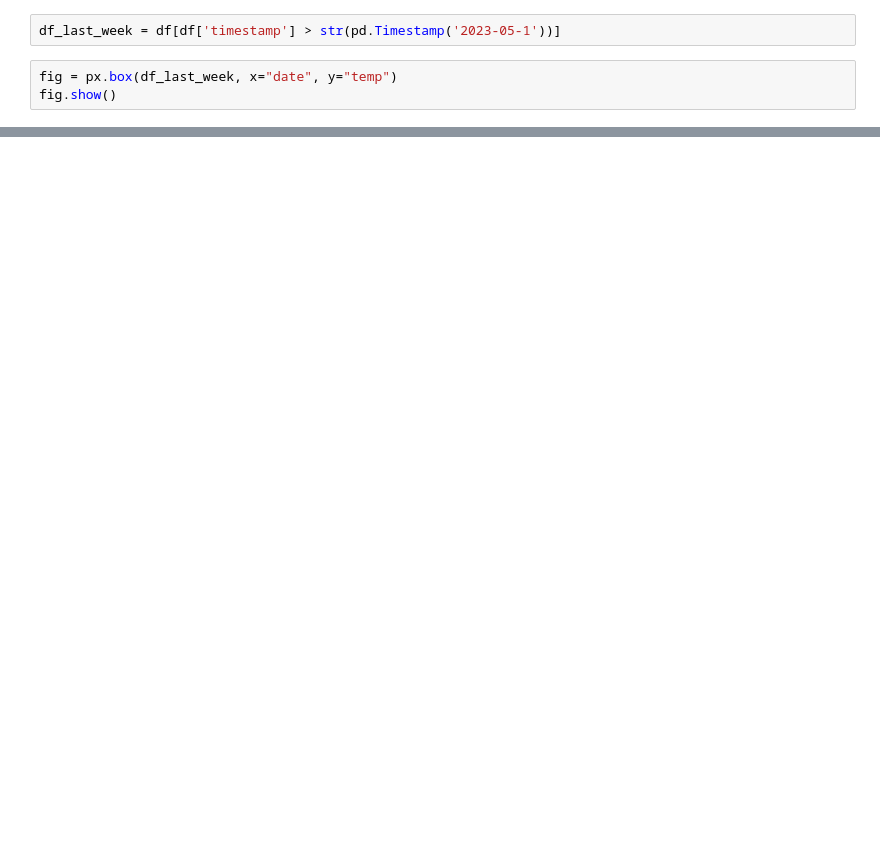
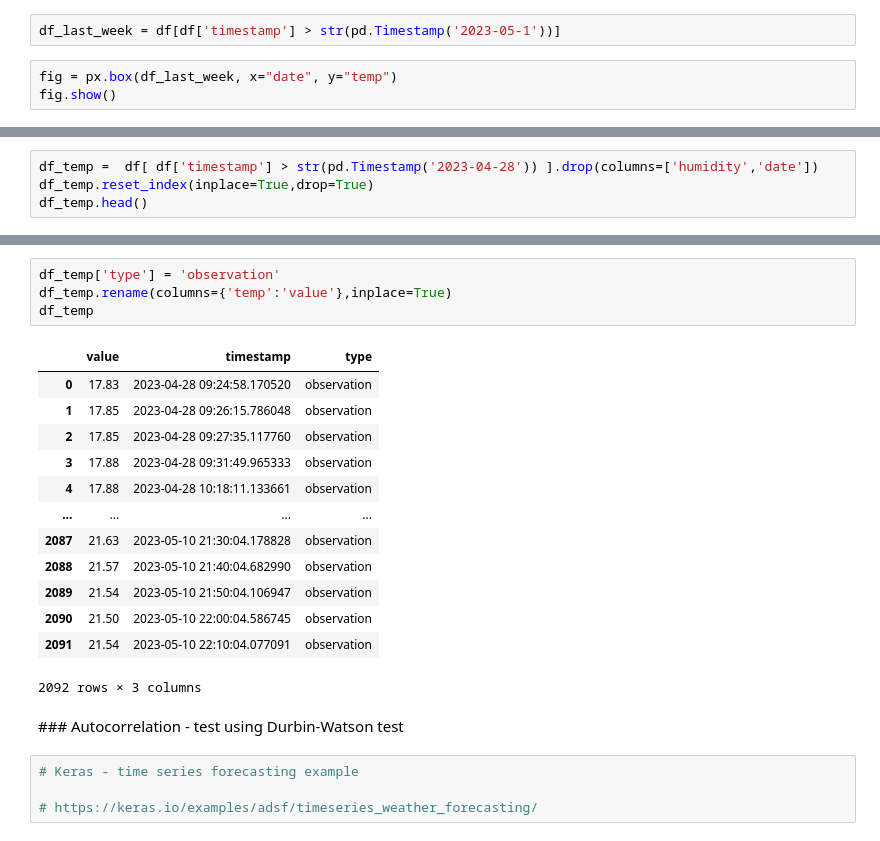
Before and after one commit to bndxn/raspberry-pi-notes, a Jupyter notebook: analysis/analysis.ipynb, the cells around one changed output, grey strips where cells are left out. Drawn from its saved outputs; the diff is of its cells as text; blank space fills up the shorter version.

Commit message:
baseline forecast, fiddling with mutable objects!

```diff
--- a/analysis/analysis.ipynb
+++ b/analysis/analysis.ipynb
@@ -68,0 +65,4 @@ fig.show()
+# %%
+df_temp =  df[ df['timestamp'] > str(pd.Timestamp('2023-04-28')) ].drop(columns=['humidity','date'])
+df_temp.reset_index(inplace=True,drop=True)
+df_temp.head()
@@ -68,0 +111,24 @@ fig.show()
+# %%
+df_temp['type'] = 'observation'
+df_temp.rename(columns={'temp':'value'},inplace=True)
+df_temp
+# %% [output]
+|  | value | timestamp | type |
+| 0 | 17.83 | 2023-04-28 09:24:58.170520 | observation |
+| 1 | 17.85 | 2023-04-28 09:26:15.786048 | observation |
+| 2 | 17.85 | 2023-04-28 09:27:35.117760 | observation |
+| 3 | 17.88 | 2023-04-28 09:31:49.965333 | observation |
+| 4 | 17.88 | 2023-04-28 10:18:11.133661 | observation |
+| ... | ... | ... | ... |
+| 2087 | 21.63 | 2023-05-10 21:30:04.178828 | observation |
+| 2088 | 21.57 | 2023-05-10 21:40:04.682990 | observation |
+| 2089 | 21.54 | 2023-05-10 21:50:04.106947 | observation |
+| 2090 | 21.50 | 2023-05-10 22:00:04.586745 | observation |
+| 2091 | 21.54 | 2023-05-10 22:10:04.077091 | observation |
+2092 rows × 3 columns
+# %% [markdown]
+### Autocorrelation - test using Durbin-Watson test
+# %%
+# Keras - time series forecasting example
+
+# https://keras.io/examples/adsf/timeseries_weather_forecasting/
```
Also changed, not shown: parts of 6 cells of this notebook.
